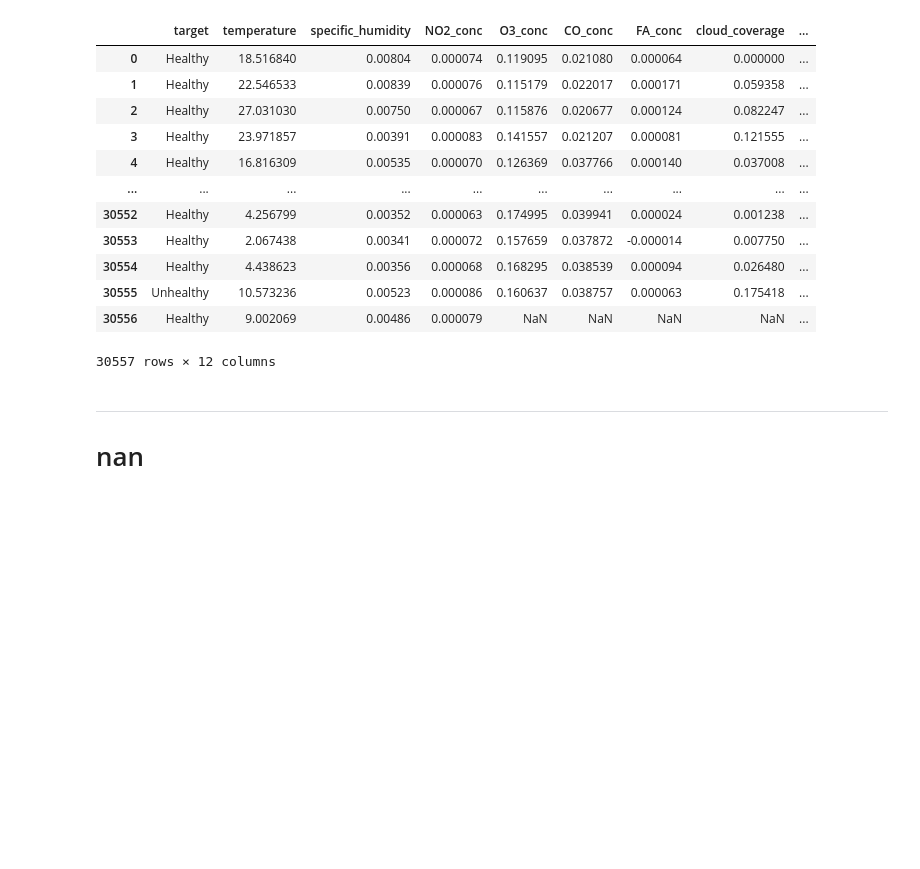
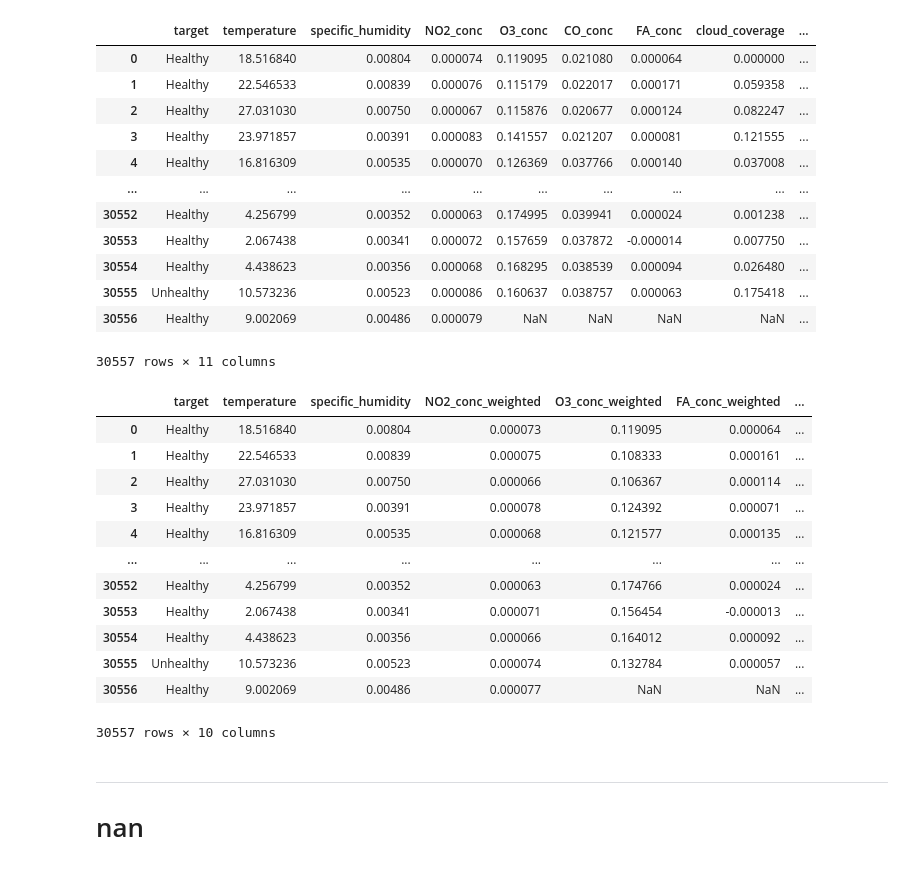
Before and after one commit to boesi/ds-ml-project-urban-air-pollution, a Jupyter notebook: feature_eng.ipynb, the cells around one changed output. Drawn from its saved outputs; the diff is of its cells as text; code cells hidden in the pictures; blank space fills up the shorter version.

```diff
--- a/feature_eng.ipynb
+++ b/feature_eng.ipynb
@@ -24,8 +24,8 @@ from imblearn.pipeline import Pipeline as ImbPipeline
 from imblearn.over_sampling import SMOTE, ADASYN, RandomOverSampler
 # %%
 df = uap.get_data()
-df = uap.select_and_rename_columns(df, 'target_health')
-df
+df_nofeat = uap.select_and_rename_columns(df, 'target_health')
+df_nofeat
 # %% [output]
 |  | target | temperature | specific_humidity | NO2_conc | O3_conc | CO_conc | FA_conc | cloud_coverage | ... |
 | 0 | Healthy | 18.516840 | 0.00804 | 0.000074 | 0.119095 | 0.021080 | 0.000064 | 0.000000 | ... |
@@ -39,4 +39,4 @@ df
 | 30554 | Healthy | 4.438623 | 0.00356 | 0.000068 | 0.168295 | 0.038539 | 0.000094 | 0.026480 | ... |
 | 30555 | Unhealthy | 10.573236 | 0.00523 | 0.000086 | 0.160637 | 0.038757 | 0.000063 | 0.175418 | ... |
 | 30556 | Healthy | 9.002069 | 0.00486 | 0.000079 | NaN | NaN | NaN | NaN | ... |
-30557 rows × 12 columns
+30557 rows × 11 columns
@@ -52,3 +43,21 @@ for col in columns_to_check:
+# %%
+df= uap.get_data()
+df_feat = uap.select_and_rename_columns(df, 'target_health', feateng=True)
+df_feat
+# %% [output]
+|  | target | temperature | specific_humidity | NO2_conc_weighted | O3_conc_weighted | FA_conc_weighted | ... |
+| 0 | Healthy | 18.516840 | 0.00804 | 0.000073 | 0.119095 | 0.000064 | ... |
+| 1 | Healthy | 22.546533 | 0.00839 | 0.000075 | 0.108333 | 0.000161 | ... |
+| 2 | Healthy | 27.031030 | 0.00750 | 0.000066 | 0.106367 | 0.000114 | ... |
+| 3 | Healthy | 23.971857 | 0.00391 | 0.000078 | 0.124392 | 0.000071 | ... |
+| 4 | Healthy | 16.816309 | 0.00535 | 0.000068 | 0.121577 | 0.000135 | ... |
+| ... | ... | ... | ... | ... | ... | ... | ... |
+| 30552 | Healthy | 4.256799 | 0.00352 | 0.000063 | 0.174766 | 0.000024 | ... |
+| 30553 | Healthy | 2.067438 | 0.00341 | 0.000071 | 0.156454 | -0.000013 | ... |
+| 30554 | Healthy | 4.438623 | 0.00356 | 0.000066 | 0.164012 | 0.000092 | ... |
+| 30555 | Unhealthy | 10.573236 | 0.00523 | 0.000074 | 0.132784 | 0.000057 | ... |
+| 30556 | Healthy | 9.002069 | 0.00486 | 0.000077 | NaN | NaN | ... |
+30557 rows × 10 columns
 # %% [markdown]
 ***
 # nan
```
Also changed, not shown: parts of 13 cells of this notebook.
